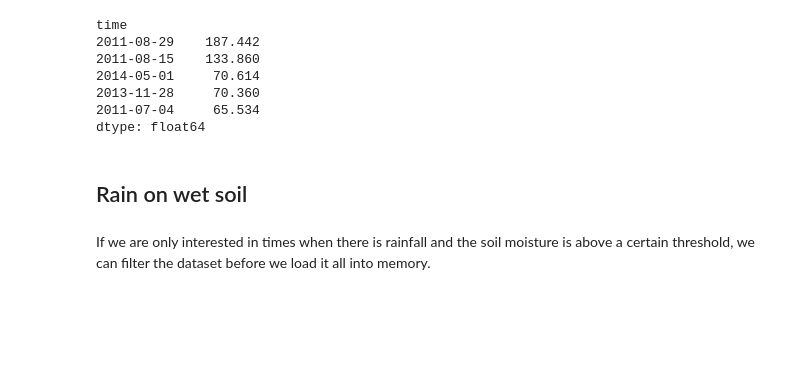
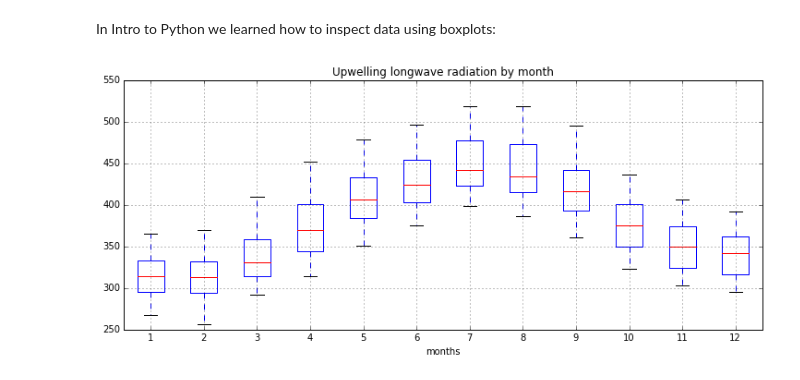
Before and after one commit to jsignell/intro-to-netcdf, a Jupyter notebook: Advanced methods in Python.ipynb, the cells around one changed output. Saved outputs shown, nothing was run; the diff lists cells and outputs as text; code cells hidden in the pictures; blank space fills up the shorter version.

```diff
--- a/Advanced methods in Python.ipynb
+++ b/Advanced methods in Python.ipynb
@@ -102,21 +28,0 @@ Say we want to find the rainiest days on the green roof.
-# %%
-# resample to a daily time scale by summing across time (other units are 'min', 'H')
-ds_rain = ds['Rain_mm_3_Tot'].resample('1D','time', how='sum', label='right')
-
-# convert to a pandas.Series object and then sort so that the largest values are at the top
-wettest = ds_rain.to_pandas().sort_values(ascending=False)
-
-# print the top 5 values
-wettest.head(5)
-# %% [output]
-time
-2011-08-29    187.442
-2011-08-15    133.860
-2014-05-01     70.614
-2013-11-28     70.360
-2011-07-04     65.534
-dtype: float64
-# %% [markdown]
-## Rain on wet soil
-# %% [markdown]
-If we are only interested in times when there is rainfall and the soil moisture is above a certain threshold, we can filter the dataset before we load it all into memory.
@@ -125,0 +29,11 @@ rain_on_wet_soil = ds.where((ds['Rain_mm_3_Tot']>0) & (ds['VW']>.30)).dropna('ti
+# %% [markdown]
+In Intro to Python we learned how to inspect data using boxplots:
+# %%
+radiation_df.boxplot(column='Rl_upwell_Avg', by=radiation_df.index.month,
+                     whis= [5, 95], sym='', figsize=(12,5))
+plt.xlabel('months')
+plt.title('Upwelling longwave radiation by month')
+plt.suptitle('')
+plt.show()
+# %% [output]
+[figure, added]
```
Also changed, not shown: parts of 35 cells of this notebook, 1 other file.
